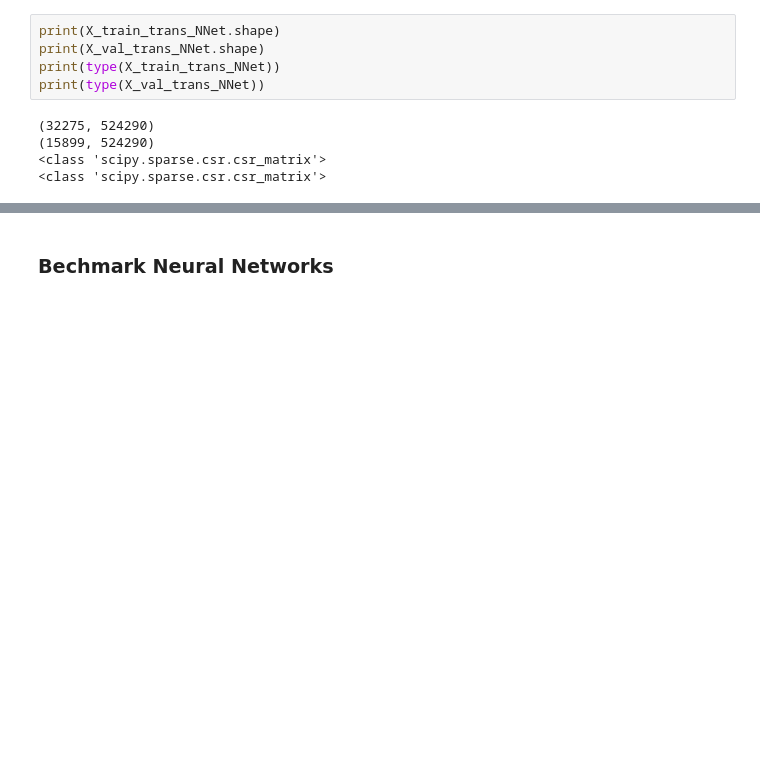
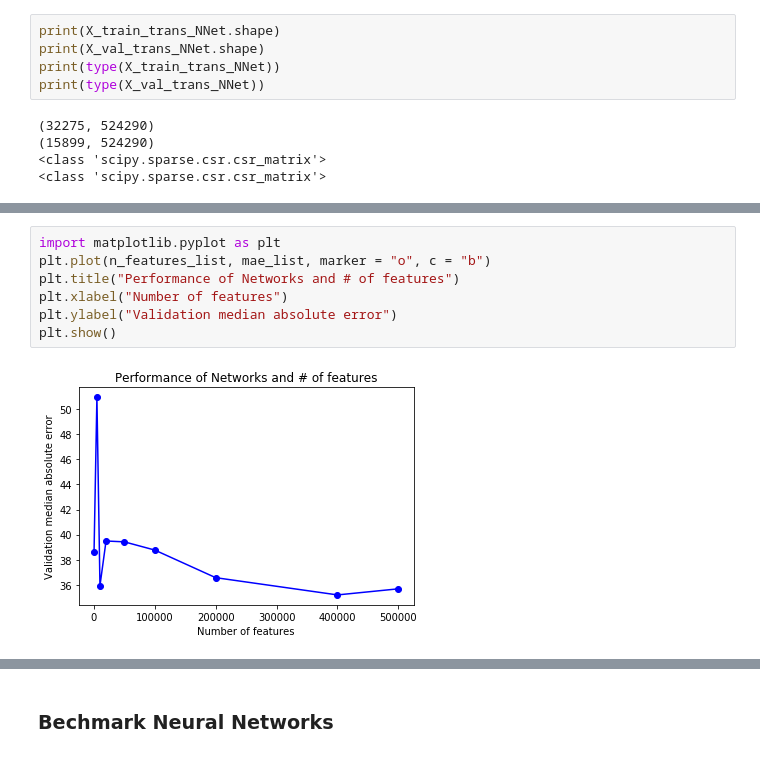
Before and after one commit to ayguno/Predictive-Modeling-510k-decision-time, a Jupyter notebook: Predictive Modeling of 510k Decision Timeline - Deep Neural Networks.ipynb, the cells around one changed output, grey strips where cells are left out. Cells and saved outputs as stored; diff of their text form; blank space fills up the shorter version.

Commit message:
Optimization of number of features to train Neural Network

```diff
--- a/Predictive Modeling of 510k Decision Timeline - Deep Neural Networks.ipynb
+++ b/Predictive Modeling of 510k Decision Timeline - Deep Neural Networks.ipynb
@@ -178,0 +179,9 @@ Epoch 2/10
+# %%
+import matplotlib.pyplot as plt
+plt.plot(n_features_list, mae_list, marker = "o", c = "b")
+plt.title("Performance of Networks and # of features")
+plt.xlabel("Number of features")
+plt.ylabel("Validation median absolute error")
+plt.show()
+# %% [output]
+[figure, added]
```
Also changed, not shown: parts of 6 cells of this notebook.
